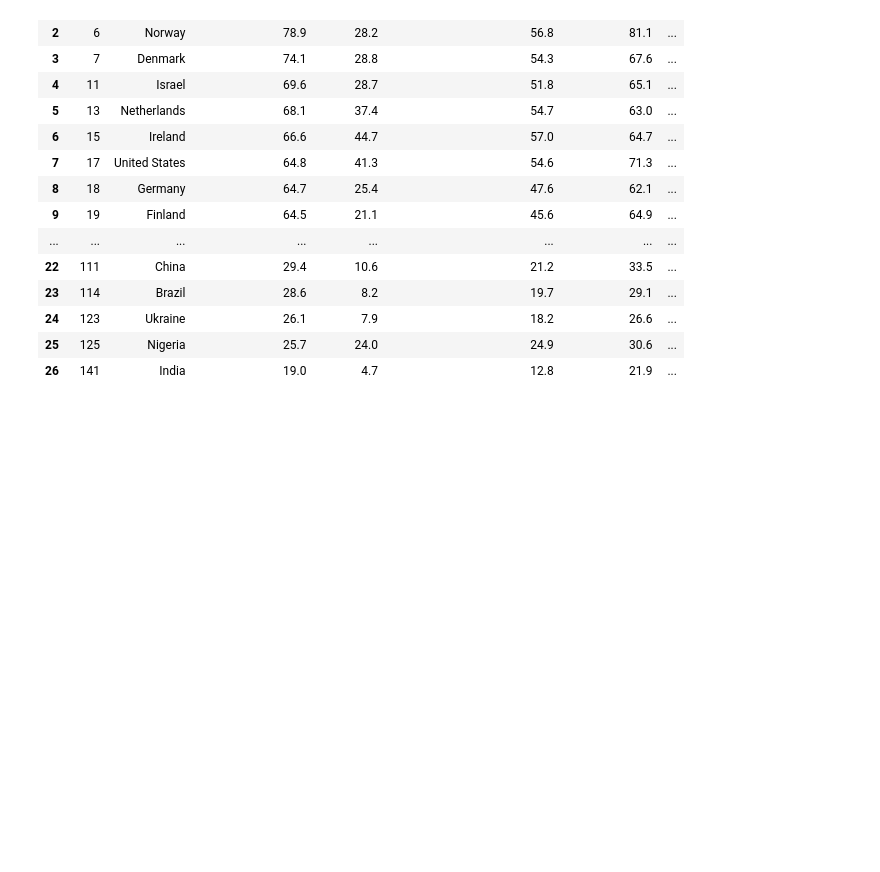
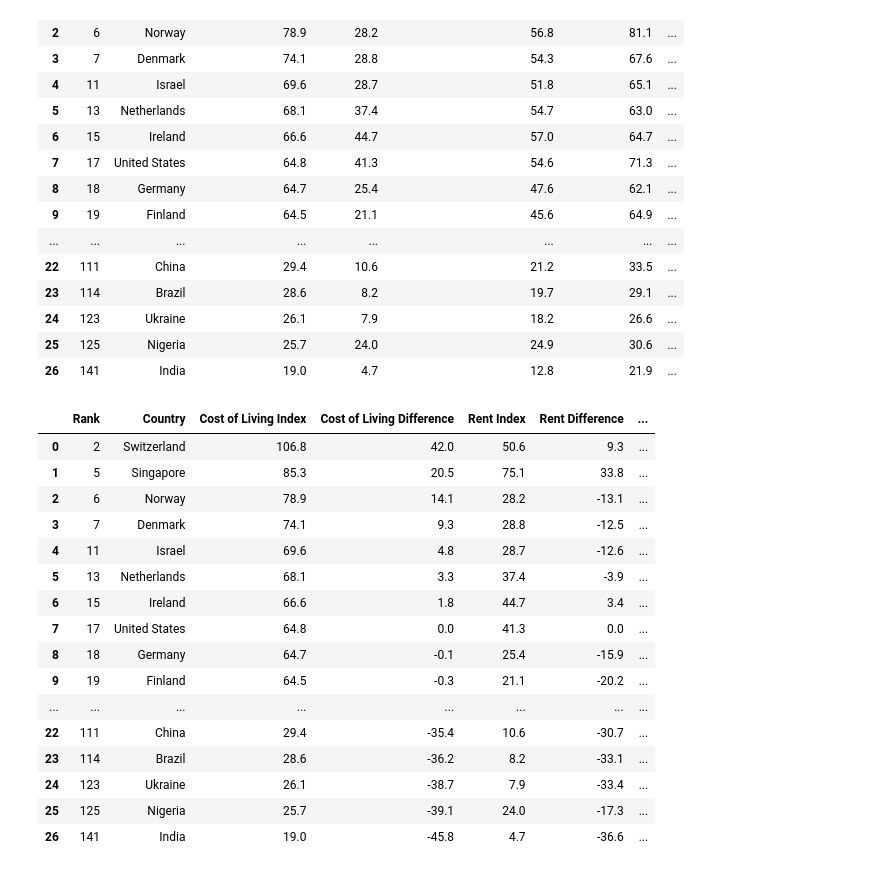
Before and after one commit to Brandon-Price/QOLT-Analysis, a Jupyter notebook: notebook.ipynb, the cells around one changed output. Cells and saved outputs as stored; diff of their text form; code cells hidden in the pictures; blank space fills up the shorter version.

```diff
--- a/notebook.ipynb
+++ b/notebook.ipynb
@@ -74,3 +74,33 @@ df_joined
 | 24 | 123 | Ukraine | 26.1 | 7.9 | 18.2 | 26.6 | ... |
 | 25 | 125 | Nigeria | 25.7 | 24.0 | 24.9 | 30.6 | ... |
 | 26 | 141 | India | 19.0 | 4.7 | 12.8 | 21.9 | ... |
+# %%
+df_joined['Cost of Living Difference'] = df_joined['Cost of Living Index'] - df_joined.loc[df_joined['Country'] == 'United States', 'Cost of Living Index'].values[0]
+df_joined['Rent Difference'] = df_joined['Rent Index'] - df_joined.loc[df_joined['Country'] == 'United States', 'Rent Index'].values[0]
+df_joined['Cost of Living Plus Rent Index Difference'] = df_joined['Cost of Living Plus Rent Index'] - df_joined.loc[df_joined['Country'] == 'United States', 'Cost of Living Plus Rent Index'].values[0]
+df_joined['Groceries Difference'] = df_joined['Groceries Index'] - df_joined.loc[df_joined['Country'] == 'United States', 'Groceries Index'].values[0]
+df_joined['Restaurant Price Difference'] = df_joined['Restaurant Price Index'] - df_joined.loc[df_joined['Country'] == 'United States', 'Restaurant Price Index'].values[0]
+df_joined['Local Purchasing Power Difference'] = df_joined['Local Purchasing Power Index'] - df_joined.loc[df_joined['Country'] == 'United States', 'Local Purchasing Power Index'].values[0]
+df_joined['Salary'] = df_joined['Salary'].replace("[$,]", "", regex=True).astype(int)
+df_joined['Salary Difference'] = df_joined['Salary'] - df_joined.loc[df_joined['Country'] == 'United States', 'Salary'].values[0]
+# %%
+df_joined = df_joined[["Rank", "Country", "Cost of Living Index", 'Cost of Living Difference', "Rent Index", 'Rent Difference', "Cost of Living Plus Rent Index", 'Cost of Living Plus Rent Index Difference', "Groceries Index", 'Groceries Difference', "Restaurant Price Index", 'Restaurant Price Difference', "Local Purchasing Power Index", 'Local Purchasing Power Difference', "Salary", 'Salary Difference']]
+df_joined
+# %% [output]
+|  | Rank | Country | Cost of Living Index | Cost of Living Difference | Rent Index | Rent Difference | ... |
+| 0 | 2 | Switzerland | 106.8 | 42.0 | 50.6 | 9.3 | ... |
+| 1 | 5 | Singapore | 85.3 | 20.5 | 75.1 | 33.8 | ... |
+| 2 | 6 | Norway | 78.9 | 14.1 | 28.2 | -13.1 | ... |
+| 3 | 7 | Denmark | 74.1 | 9.3 | 28.8 | -12.5 | ... |
+| 4 | 11 | Israel | 69.6 | 4.8 | 28.7 | -12.6 | ... |
+| 5 | 13 | Netherlands | 68.1 | 3.3 | 37.4 | -3.9 | ... |
+| 6 | 15 | Ireland | 66.6 | 1.8 | 44.7 | 3.4 | ... |
+| 7 | 17 | United States | 64.8 | 0.0 | 41.3 | 0.0 | ... |
+| 8 | 18 | Germany | 64.7 | -0.1 | 25.4 | -15.9 | ... |
+| 9 | 19 | Finland | 64.5 | -0.3 | 21.1 | -20.2 | ... |
+| ... | ... | ... | ... | ... | ... | ... | ... |
+| 22 | 111 | China | 29.4 | -35.4 | 10.6 | -30.7 | ... |
+| 23 | 114 | Brazil | 28.6 | -36.2 | 8.2 | -33.1 | ... |
+| 24 | 123 | Ukraine | 26.1 | -38.7 | 7.9 | -33.4 | ... |
+| 25 | 125 | Nigeria | 25.7 | -39.1 | 24.0 | -17.3 | ... |
+| 26 | 141 | India | 19.0 | -45.8 | 4.7 | -36.6 | ... |
```
Also changed, not shown: parts of 1 cell of this notebook.
